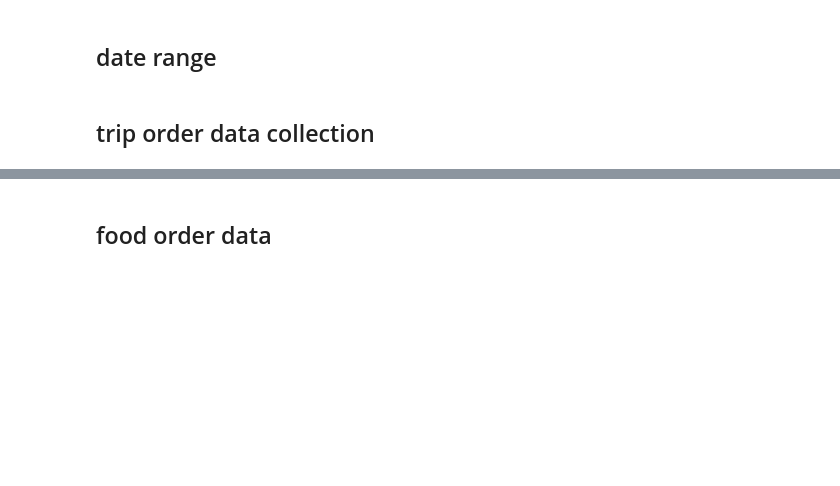
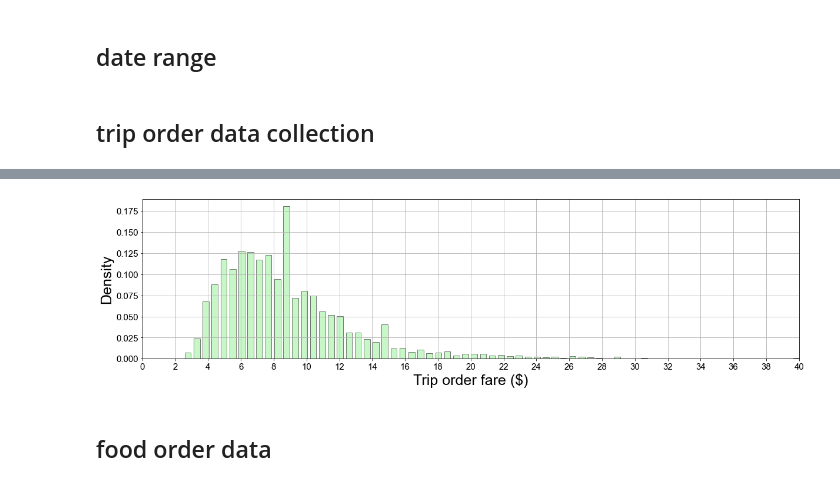
Before and after one commit to marco-yue/Menu-Assortment, a Jupyter notebook: 01 Demand.ipynb, the cells around one changed output, grey strips where cells are left out. Drawn from its saved outputs; the diff is of its cells as text; code cells hidden in the pictures; blank space fills up the shorter version.

```diff
--- a/01 Demand.ipynb
+++ b/01 Demand.ipynb
@@ -361,0 +374,65 @@ The number of orders in 2020-12-01 is 7227
+# %%
+order_df=pd.read_csv(os.path.join(Demand_path,'Trip_Order_df_'+str(dt)+'.csv'))
+
+'''Plot Figure'''
+
+figsize = 20,5
+
+font_title = {'family' : 'Arial','weight' : 'normal','size': 40}
+
+font_label = {'family' : 'Arial','weight' : 'normal','size': 25}
+
+font_legend = {'family' : 'Arial','weight' : 'normal','size': 20}
+
+figure, ax1 = plt.subplots(figsize=figsize)
+
+labels = ax1.get_xticklabels() + ax1.get_yticklabels()
+
+[label.set_fontsize(15) for label in labels]
+
+[label.set_fontname('Arial') for label in labels]
+
+'''Plot'''
+
+data=np.array(order_df['Fare($)'].to_list())
+
+Y, X, l1=ax1.hist(data, 100,\
+                   facecolor='lightgreen',\
+                   edgecolor='black',\
+                   rwidth=0.7,\
+                   linewidth=1,\
+                   histtype='bar',\
+                   density=True, \
+                   alpha=.5,\
+                   label='Density')
+
+
+
+'''Example'''
+
+ax1.set_ylabel('Density',font_label)
+
+ax1.set_xlabel('Trip order fare ($)',font_label)
+
+# ax1.set_xlim([-5,180])
+
+
+
+xmajorLocator   = MultipleLocator(2)
+
+ax1.xaxis.set_major_locator(xmajorLocator)
+
+ax1.set_xlim([0,40])
+
+# ax1.yaxis.set_major_formatter(PercentFormatter(xmax=1))
+
+
+
+plt.grid()
+
+current_fig = plt.gcf() # 'get current figure'
+
+current_fig.savefig(os.path.join(Figure_path,'Trip_fare.eps'), format='eps', dpi=1000, bbox_inches = 'tight')
+
+plt.show()
+# %% [output]
@@ -362,3 +456,4 @@ The number of orders in 2020-12-01 is 7227
+[figure, added]
 # %% [markdown]
 ## food order data
 # %%
```
Also changed, not shown: parts of 10 cells of this notebook, 8 other files.
